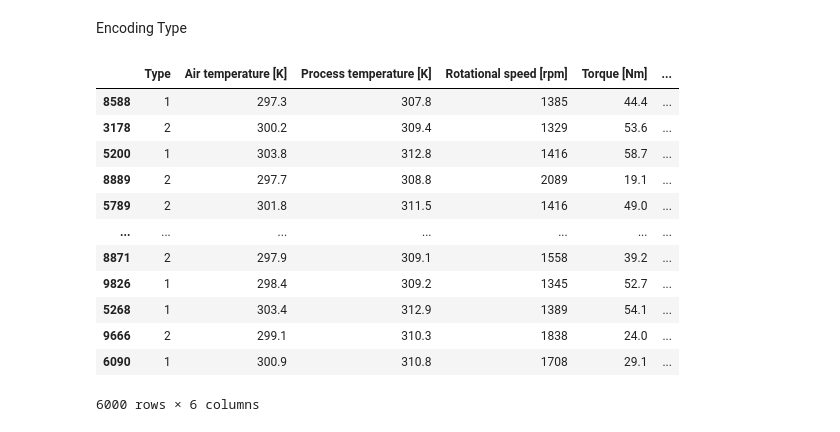
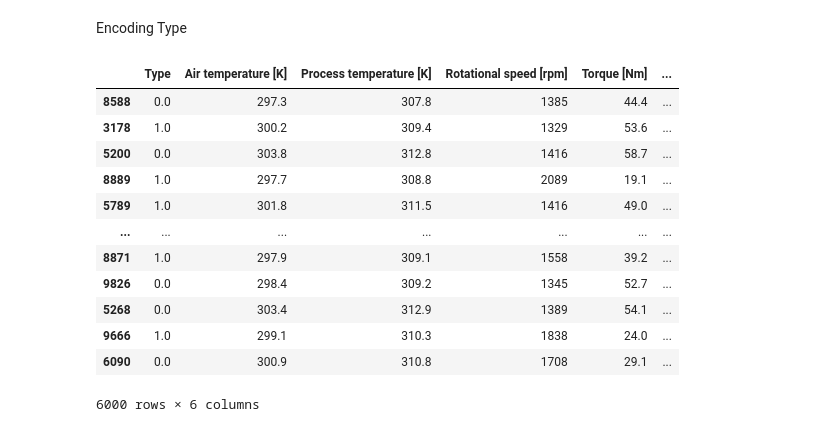
Before and after one commit to KavinduDr/machine-repair-predict, a Jupyter notebook: datasets/machine-repair-predict copy.ipynb, the cells around one changed output. Cells and saved outputs as stored; diff of their text form; code cells hidden in the pictures.

```diff
--- a/datasets/machine-repair-predict copy.ipynb
+++ b/datasets/machine-repair-predict copy.ipynb
@@ -370,22 +370,24 @@ print("Mapping of original values to encoded values:", mapping)
 Mapping of original values to encoded values: {'Heat Dissipation Failure': 0, 'No Failure': 1, 'Overstrain Failure': 2, 'Power Failure': 3, 'Random Failures': 4, 'Tool Wear Failure': 5}
 # %% [markdown]
 Encoding Type
-# %%
-label_encoder = LabelEncoder()
-X_train['Type'] = label_encoder.fit_transform(X_train['Type'])
-X_train
-# %% [output]
-|  | Type | Air temperature [K] | Process temperature [K] | Rotational speed [rpm] | Torque [Nm] | ... |
-| 8588 | 1 | 297.3 | 307.8 | 1385 | 44.4 | ... |
-| 3178 | 2 | 300.2 | 309.4 | 1329 | 53.6 | ... |
-| 5200 | 1 | 303.8 | 312.8 | 1416 | 58.7 | ... |
-| 8889 | 2 | 297.7 | 308.8 | 2089 | 19.1 | ... |
-| 5789 | 2 | 301.8 | 311.5 | 1416 | 49.0 | ... |
-| ... | ... | ... | ... | ... | ... | ... |
-| 8871 | 2 | 297.9 | 309.1 | 1558 | 39.2 | ... |
-| 9826 | 1 | 298.4 | 309.2 | 1345 | 52.7 | ... |
-| 5268 | 1 | 303.4 | 312.9 | 1389 | 54.1 | ... |
-| 9666 | 2 | 299.1 | 310.3 | 1838 | 24.0 | ... |
-| 6090 | 1 | 300.9 | 310.8 | 1708 | 29.1 | ... |
-6000 rows × 6 columns
+# %%
+from sklearn.preprocessing import OrdinalEncoder
+
+ordinal_encoder = OrdinalEncoder(categories=[['L', 'M', 'H']])
+X_train['Type'] = ordinal_encoder.fit_transform(X=X_train[['Type']])
+X_train
+# %% [output]
+|  | Type | Air temperature [K] | Process temperature [K] | Rotational speed [rpm] | Torque [Nm] | ... |
+| 8588 | 0.0 | 297.3 | 307.8 | 1385 | 44.4 | ... |
+| 3178 | 1.0 | 300.2 | 309.4 | 1329 | 53.6 | ... |
+| 5200 | 0.0 | 303.8 | 312.8 | 1416 | 58.7 | ... |
+| 8889 | 1.0 | 297.7 | 308.8 | 2089 | 19.1 | ... |
+| 5789 | 1.0 | 301.8 | 311.5 | 1416 | 49.0 | ... |
+| ... | ... | ... | ... | ... | ... | ... |
+| 8871 | 1.0 | 297.9 | 309.1 | 1558 | 39.2 | ... |
+| 9826 | 0.0 | 298.4 | 309.2 | 1345 | 52.7 | ... |
+| 5268 | 0.0 | 303.4 | 312.9 | 1389 | 54.1 | ... |
+| 9666 | 1.0 | 299.1 | 310.3 | 1838 | 24.0 | ... |
+| 6090 | 0.0 | 300.9 | 310.8 | 1708 | 29.1 | ... |
+6000 rows × 6 columns
 # %%
```
Also changed, not shown: parts of 10 cells of this notebook, 3 other files.
